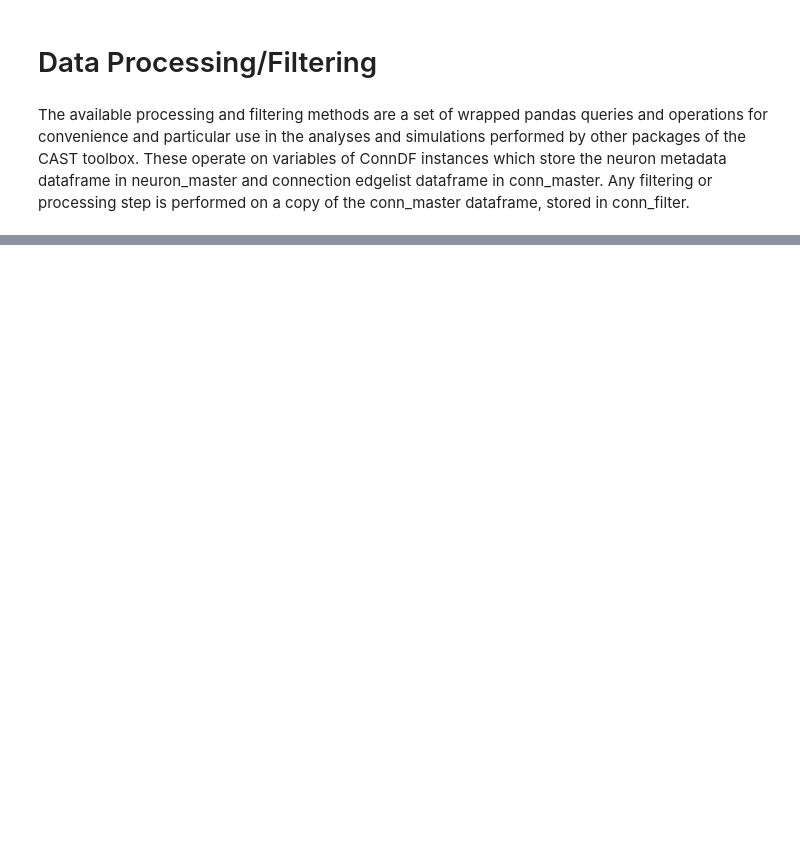
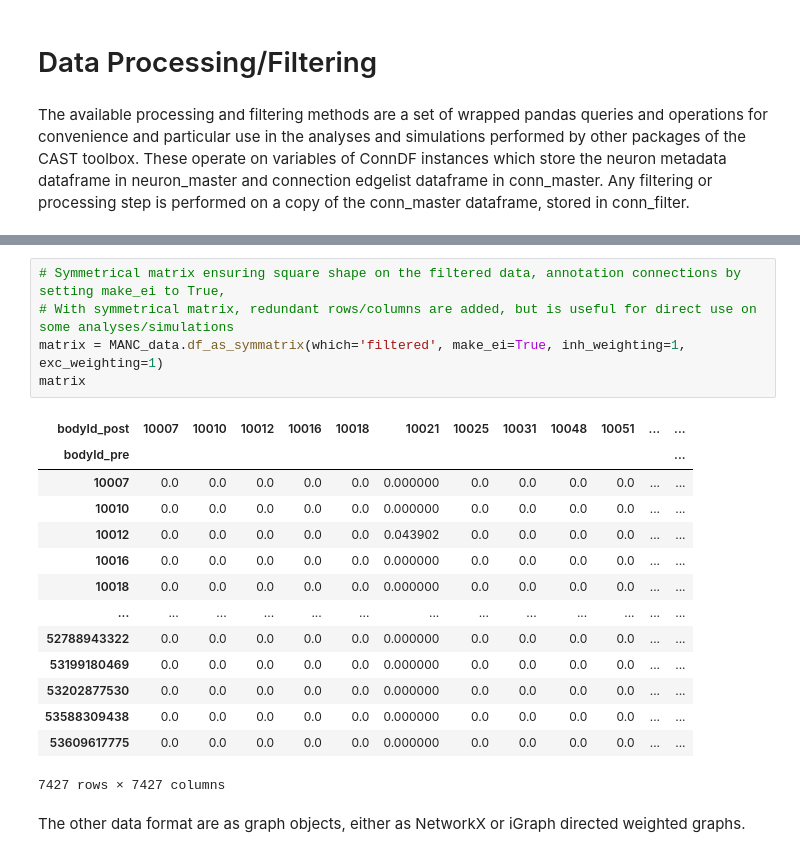
Before and after one commit to rtubelleza/CAST, a Jupyter notebook: cast_example.ipynb, the cells around one changed output, grey strips where cells are left out. Saved outputs shown, nothing was run; the diff lists cells and outputs as text; blank space fills up the shorter version.

```diff
--- a/cast_example.ipynb
+++ b/cast_example.ipynb
@@ -50,0 +212,22 @@ MANC_data.conn_master
+# %%
+# Symmetrical matrix ensuring square shape on the filtered data, annotation connections by setting make_ei to True,
+# With symmetrical matrix, redundant rows/columns are added, but is useful for direct use on some analyses/simulations
+matrix = MANC_data.df_as_symmatrix(which='filtered', make_ei=True, inh_weighting=1, exc_weighting=1)
+matrix
+# %% [output]
+| bodyId_post | 10007 | 10010 | 10012 | 10016 | 10018 | 10021 | 10025 | 10031 | 10048 | 10051 | ... | ... |
+| bodyId_pre |  |  |  |  |  |  |  |  |  |  |  | ... |
+| 10007 | 0.0 | 0.0 | 0.0 | 0.0 | 0.0 | 0.000000 | 0.0 | 0.0 | 0.0 | 0.0 | ... | ... |
+| 10010 | 0.0 | 0.0 | 0.0 | 0.0 | 0.0 | 0.000000 | 0.0 | 0.0 | 0.0 | 0.0 | ... | ... |
+| 10012 | 0.0 | 0.0 | 0.0 | 0.0 | 0.0 | 0.043902 | 0.0 | 0.0 | 0.0 | 0.0 | ... | ... |
+| 10016 | 0.0 | 0.0 | 0.0 | 0.0 | 0.0 | 0.000000 | 0.0 | 0.0 | 0.0 | 0.0 | ... | ... |
+| 10018 | 0.0 | 0.0 | 0.0 | 0.0 | 0.0 | 0.000000 | 0.0 | 0.0 | 0.0 | 0.0 | ... | ... |
+| ... | ... | ... | ... | ... | ... | ... | ... | ... | ... | ... | ... | ... |
+| 52788943322 | 0.0 | 0.0 | 0.0 | 0.0 | 0.0 | 0.000000 | 0.0 | 0.0 | 0.0 | 0.0 | ... | ... |
+| 53199180469 | 0.0 | 0.0 | 0.0 | 0.0 | 0.0 | 0.000000 | 0.0 | 0.0 | 0.0 | 0.0 | ... | ... |
+| 53202877530 | 0.0 | 0.0 | 0.0 | 0.0 | 0.0 | 0.000000 | 0.0 | 0.0 | 0.0 | 0.0 | ... | ... |
+| 53588309438 | 0.0 | 0.0 | 0.0 | 0.0 | 0.0 | 0.000000 | 0.0 | 0.0 | 0.0 | 0.0 | ... | ... |
+| 53609617775 | 0.0 | 0.0 | 0.0 | 0.0 | 0.0 | 0.000000 | 0.0 | 0.0 | 0.0 | 0.0 | ... | ... |
+7427 rows × 7427 columns
+# %% [markdown]
+The other data format are as graph objects, either as NetworkX or iGraph directed weighted graphs.
```
Also changed, not shown: parts of 25 cells of this notebook, 1 other file.
